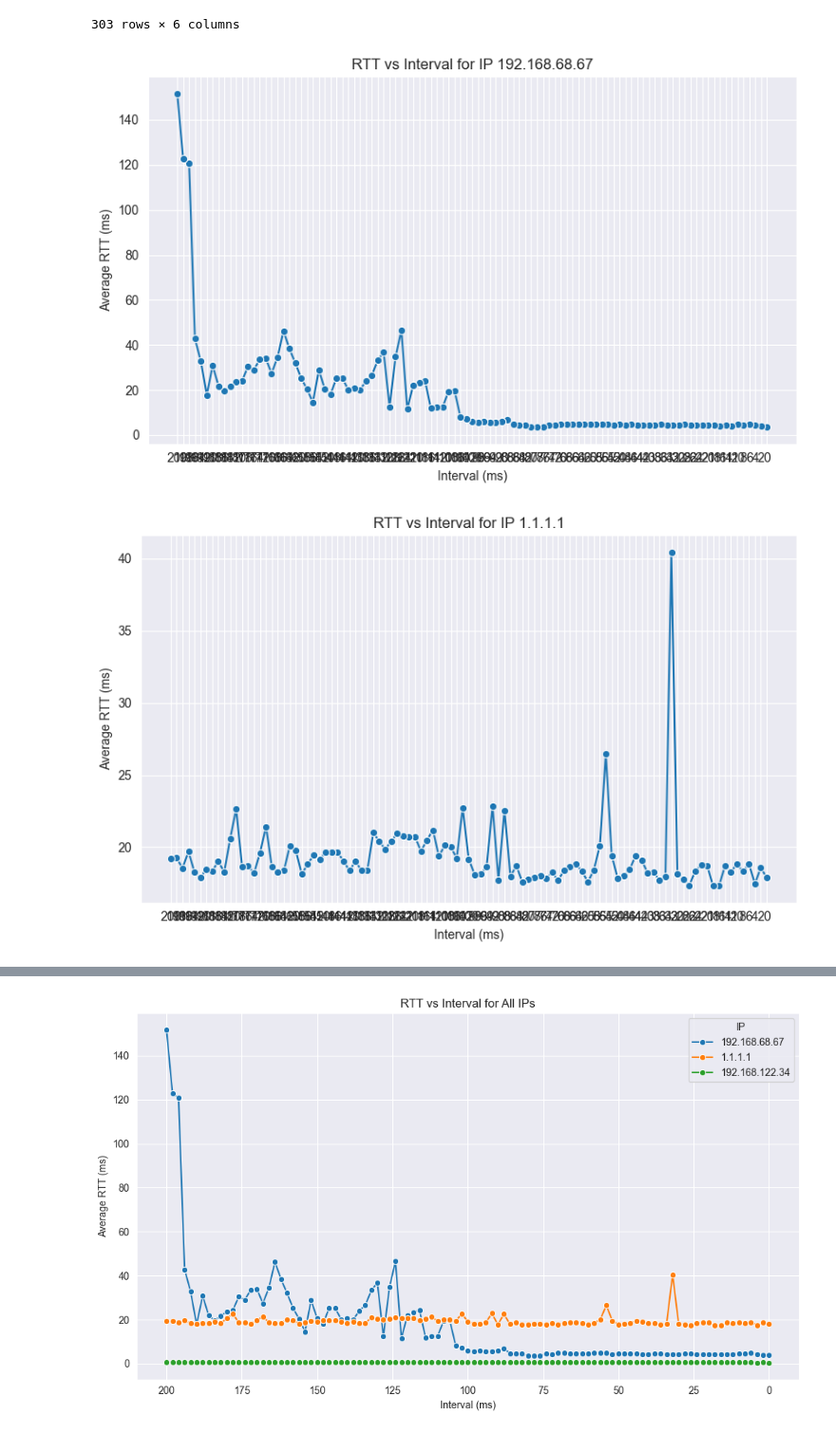
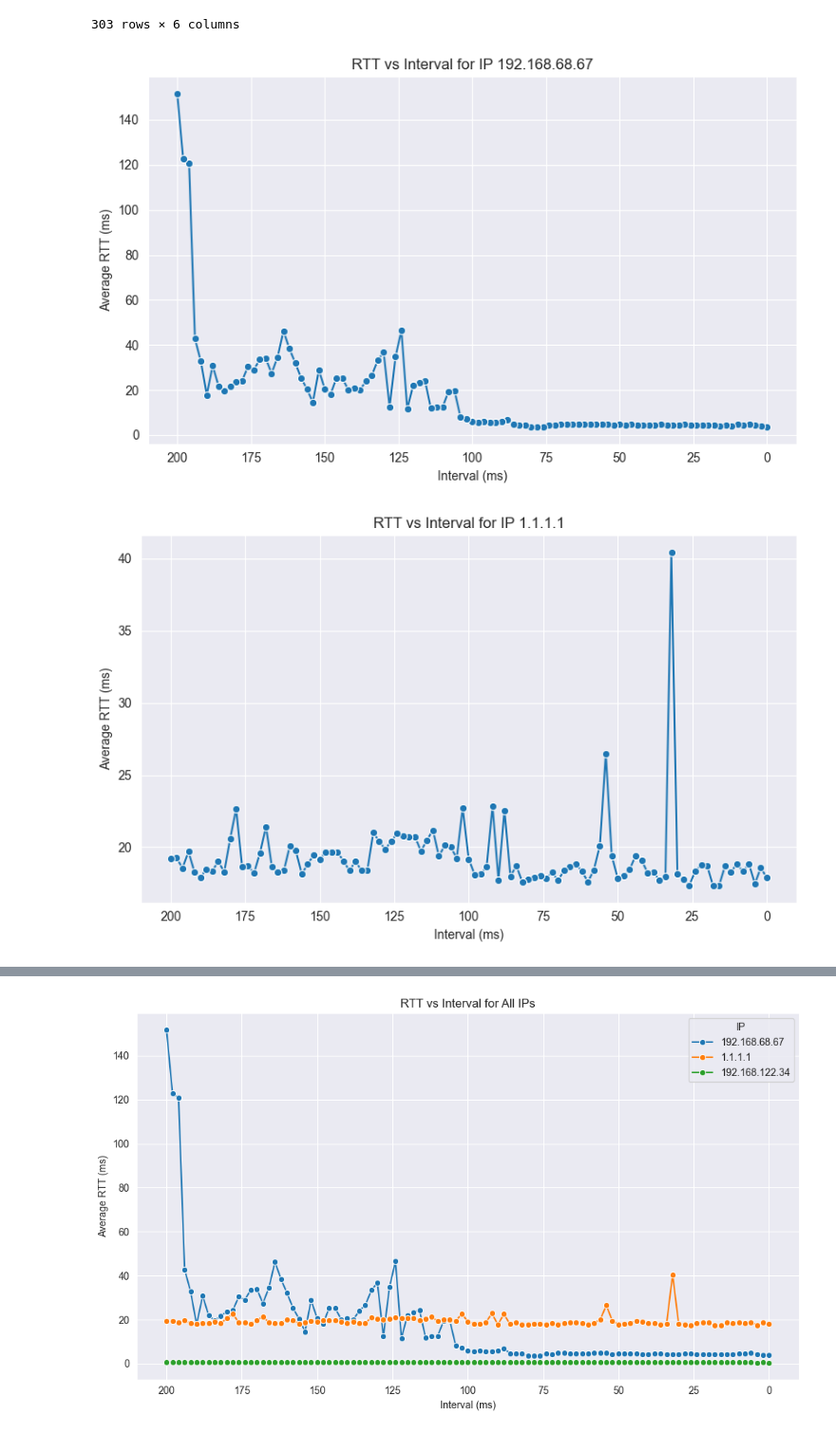
Before and after one commit to Elseter/sec498, a Jupyter notebook: speed_visualizer_small.ipynb, the cells around one changed output, grey strips where cells are left out. Shown at 95% size. Saved outputs shown, nothing was run; the diff lists cells and outputs as text; code cells hidden in the pictures.

Commit message:
Fixed x-axis on graphs

```diff
--- a/speed_visualizer_small.ipynb
+++ b/speed_visualizer_small.ipynb
@@ -65,28 +65,29 @@ df
 # %%
 import seaborn as sns
 import matplotlib.pyplot as plt
+import numpy as np
 
 # Ensure interval is sorted descending
 df_sorted = df.sort_values(by="Interval", ascending=False)
 
 # Unique IPs
 unique_ips = df_sorted["IP"].unique()
 
 # One graph per IP
 for ip in unique_ips:
     subset = df_sorted[df_sorted["IP"] == ip]
 
     plt.figure(figsize=(8, 5))
     sns.lineplot(data=subset, x="Interval", y="AverageRTT", marker='o')
     plt.title(f"RTT vs Interval for IP {ip}")
     plt.xlabel("Interval (ms)")
     plt.ylabel("Average RTT (ms)")
-    plt.xticks(sorted(subset['Interval'].unique(), reverse=True))  # Optional: better x-tick spacing
+    plt.xticks(ticks=np.linspace(subset['Interval'].min(), subset['Interval'].max(), num=9, dtype=int))
     plt.gca().invert_xaxis()  # Optional: show from 200 → 0 left to right
     plt.grid(True)
     plt.tight_layout()
     plt.savefig(f"rtt_vs_interval_{ip.replace('.', '_')}.png")  # Save figure
     plt.show()
 # %% [output]
-[figure, old version]
+[figure, new version]
-[figure, old version]
+[figure, new version]
```
Also changed, not shown: parts of 1 cell of this notebook, 3 other files.
